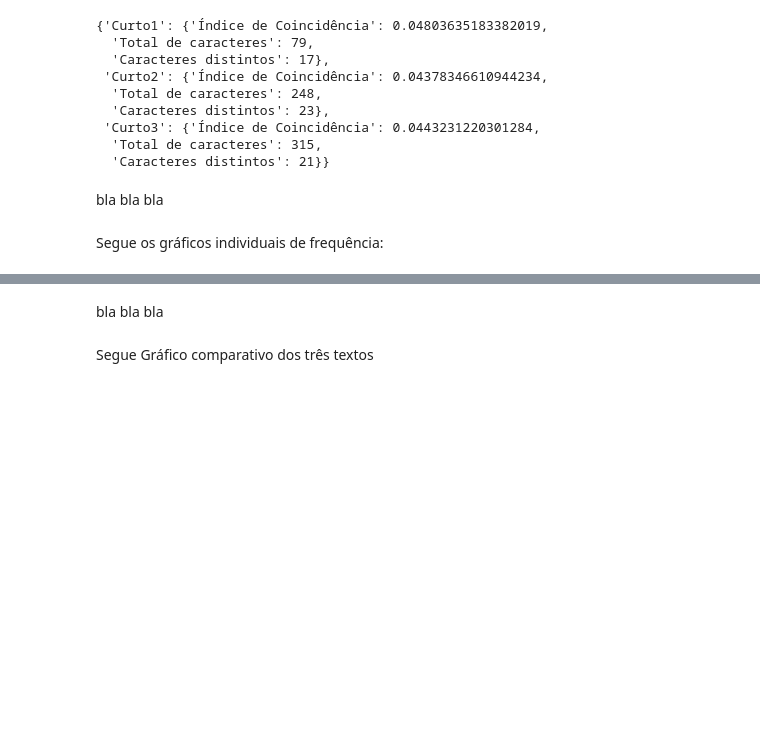
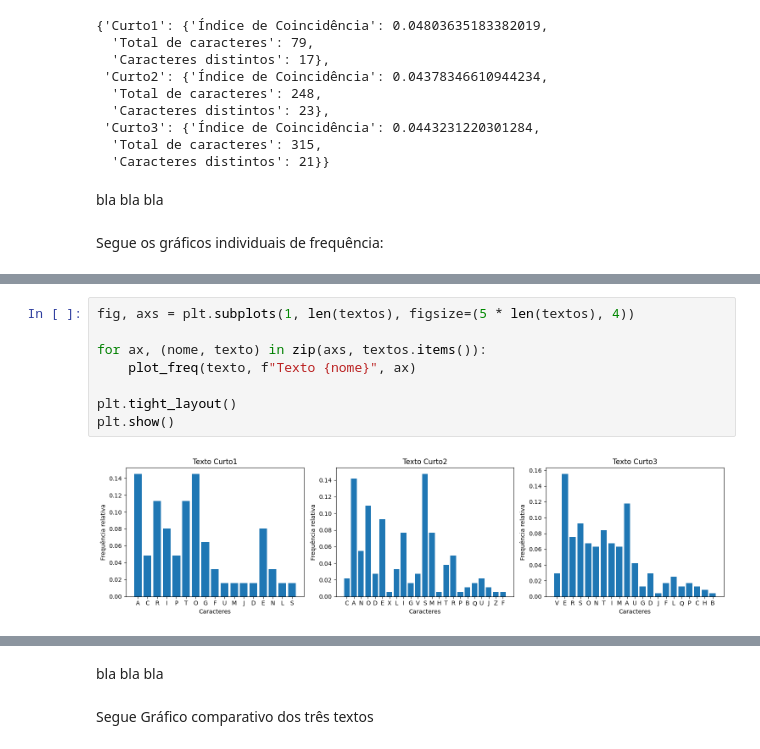
Before and after one commit to RaphaellaRoma/Criptoataques, a Jupyter notebook: criptoataques.ipynb, the cells around one changed output, grey strips where cells are left out. Drawn from its saved outputs; the diff is of its cells as text; blank space fills up the shorter version.

```diff
--- a/criptoataques.ipynb
+++ b/criptoataques.ipynb
@@ -139,0 +133,10 @@ for nome, texto in textos.items():
+# %%
+fig, axs = plt.subplots(1, len(textos), figsize=(5 * len(textos), 4))
+
+for ax, (nome, texto) in zip(axs, textos.items()):
+    plot_freq(texto, f"Texto {nome}", ax)
+
+plt.tight_layout()
+plt.show()
+# %% [output]
+[figure, added]
```
Also changed, not shown: parts of 10 cells of this notebook.
